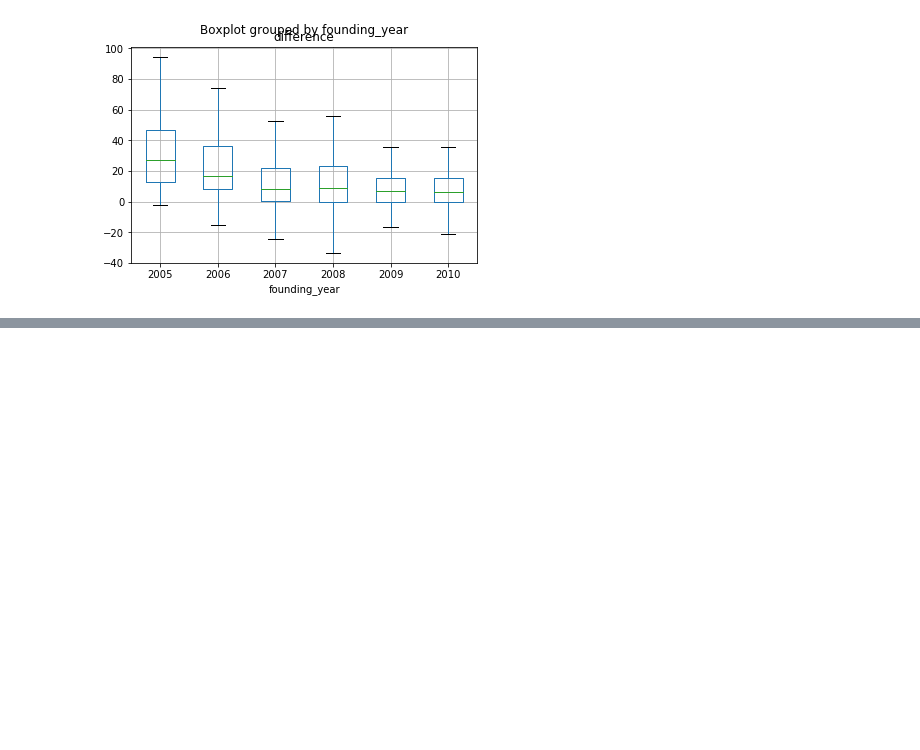
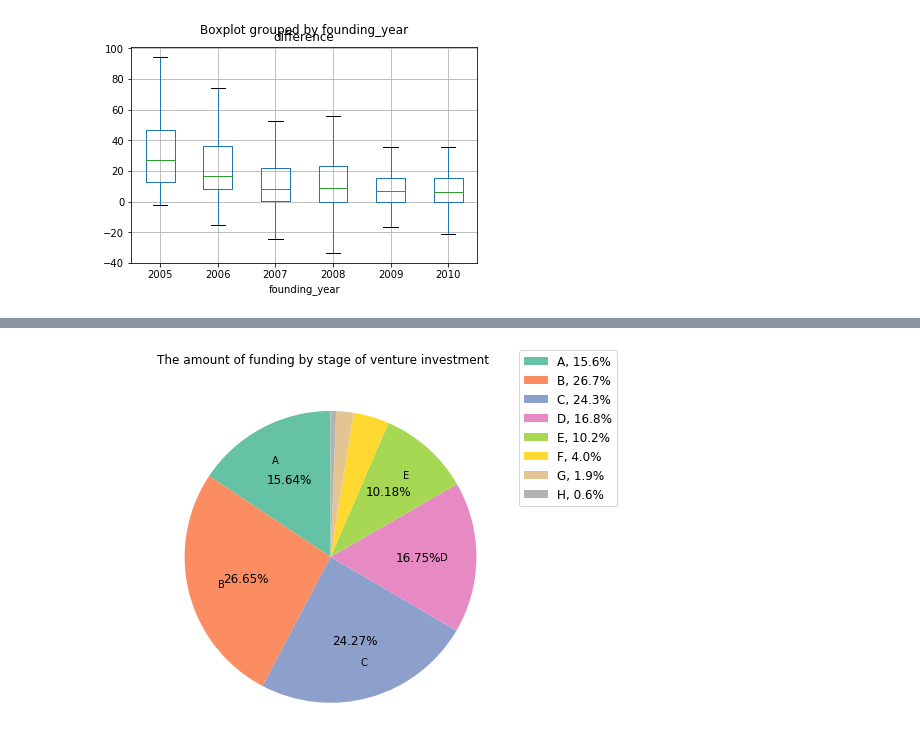
Before and after one commit to saichowdaryg/ECE143project, a Jupyter notebook: Final.ipynb, the cells around one changed output, grey strips where cells are left out. Saved outputs shown, nothing was run; the diff lists cells and outputs as text; code cells hidden in the pictures; blank space fills up the shorter version.

```diff
--- a/Final.ipynb
+++ b/Final.ipynb
@@ -629,0 +673,12 @@ combined=df.read_csv()
+# %%
+investments = pd.read_csv('investments.csv')
+investments = investments[investments['funding_round_type'] == 'venture']
+investments = investments[pd.notnull(investments['funding_round_code'])]
+investments = investments[pd.notnull(investments['raised_amount_usd'])]
+
+df = investments['raised_amount_usd'].groupby(investments['funding_round_code']).agg('sum')
+label = list(df.index)
+size = df.tolist()
+plot_pie_chart(label, size, 'The amount of funding by stage of venture investment')
+# %% [output]
+[figure, added]
```
Also changed, not shown: parts of 8 cells of this notebook, 1 other file.
